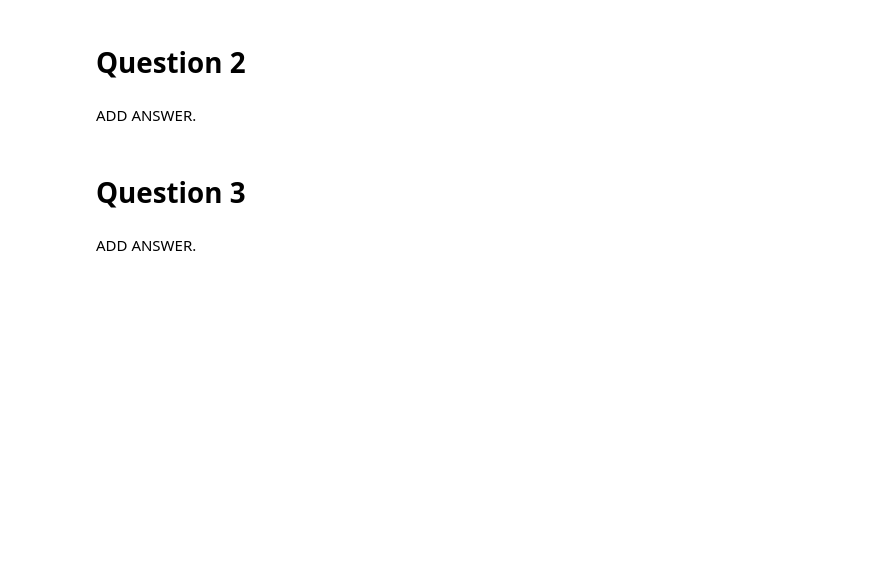
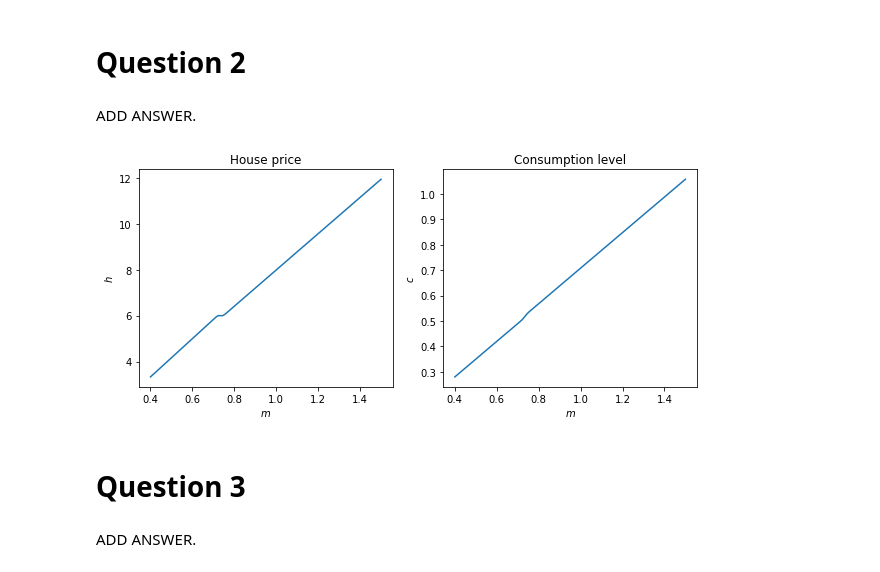
Before and after one commit to AskerNC/projects-2021-stressfaktoren, a Jupyter notebook: inauguralproject/inauguralproject.ipynb, the cells around one changed output. Cells and saved outputs as stored; diff of their text form; code cells hidden in the pictures; blank space fills up the shorter version.

```diff
--- a/inauguralproject/inauguralproject.ipynb
+++ b/inauguralproject/inauguralproject.ipynb
@@ -57,3 +55,21 @@ ADD ANSWER.
+# %%
+# Create an array for m and a container for the values of h* and c*.
+N=100
+m2=np.linspace(0.4,1.5,num=N)
+h_star_values=np.empty(N)
+c_star_values=np.empty(N)
+
+#Create a loop that optimises over the m array.
+for i,m in enumerate (m2):
+    hc = inauguralproject.u_optimiser(m, r, pbar, taug, taup, epsilon, phi)
+
+    h_star_values[i] = hc[0]
+    c_star_values[i] = hc[1]
+
+#Plot the figure.
+inauguralproject.two_figures(m2,h_star_values,"House price", "$m$", "$h$", m2, c_star_values,"Consumption level", "$m$", "$c$")
+# %% [output]
+[figure, added]
 # %% [markdown]
 # Question 3
 # %% [markdown]
```
Also changed, not shown: parts of 1 cell of this notebook, 1 other file.
